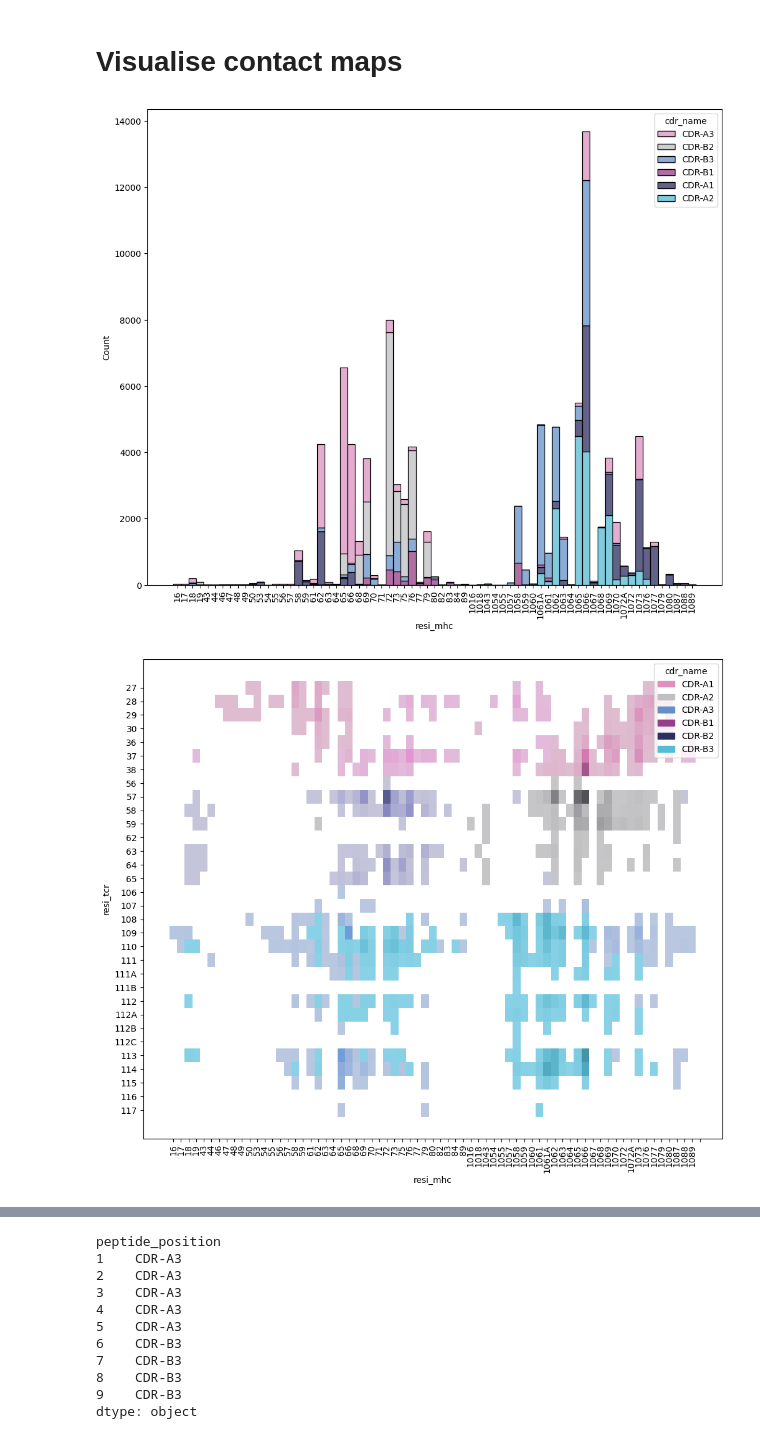
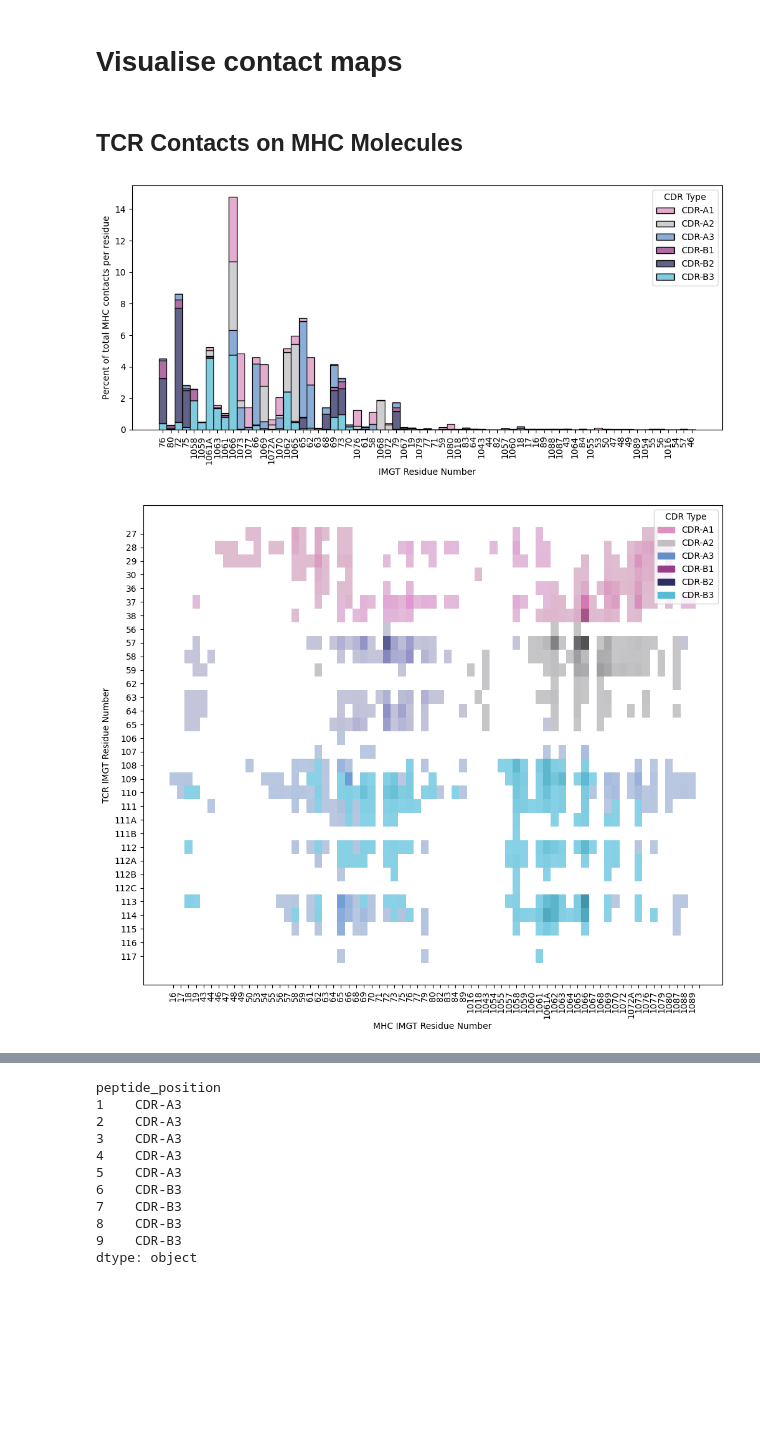
Before and after one commit to benjiemc/tcr-pmhc-interface-analysis, a Jupyter notebook: notebooks/Identify_contact_residues_on_MHC_Class_I_molecules.ipynb, the cells around one changed output, grey strips where cells are left out. Cells and saved outputs as stored; diff of their text form; code cells hidden in the pictures; blank space fills up the shorter version.

Commit message:
Improve plotting of contacts

```diff
--- a/notebooks/Identify_contact_residues_on_MHC_Class_I_molecules.ipynb
+++ b/notebooks/Identify_contact_residues_on_MHC_Class_I_molecules.ipynb
@@ -156,18 +161,28 @@ contacts['cdr_name'] = contacts.apply(
 # Visualise contact maps
 # %%
 palette = sns.color_palette(['#' + colour.lower()
-                             for colour in ['DC91BE','C0C0C2', '6490C7', '963E87','2D2E62','56BBD3']],
-                            6)
+                             for colour in ['DC91BE','C0C0C2', '6490C7', '963E87','2D2E62','56BBD3']], 6)
+# %% [markdown]
+## TCR Contacts on MHC Molecules
 # %%
-plt.figure(figsize=(12, 10))
+plt.figure(figsize=(12, 5))
 
-sns.histplot(contacts.query("interface_type == 'tcr_mhc'").sort_values('residue_seq_id_mhc'),
-             x='resi_mhc', hue='cdr_name', multiple='stack', palette=palette)
+ax = sns.histplot(contacts.query("interface_type == 'tcr_mhc'"),
+                  x='resi_mhc',
+                  hue='cdr_name',
+                  multiple='stack',
+                  stat='percent',
+                  palette=palette)
+
+ax.legend_.set_title(title='CDR Type')
+ax.set_xlabel('IMGT Residue Number')
+ax.set_ylabel('Percent of total MHC contacts per residue')
 plt.xticks(rotation=90)
 
+plt.savefig('../report/mhc_contacts_by_cdr.svg')
 plt.show()
 # %% [output]
-[figure, old version]
+[figure, new version]
 # %%
 mhc_labels = contacts[
     ['residue_seq_id_mhc', 'residue_insert_code_mhc', 'resi_mhc']
@@ -180,16 +195,18 @@ tcr_labels = contacts[
 contacts['resi_mhc'] = pd.Categorical(contacts['resi_mhc'], mhc_labels)
 contacts['resi_tcr'] = pd.Categorical(contacts['resi_tcr'], tcr_labels)
 # %%
-contacts['cdr_name'] = pd.Categorical(contacts['cdr_name'],
-                                      ['CDR-A1', 'CDR-A2', 'CDR-A3', 'CDR-B1', 'CDR-B2', 'CDR-B3'])
 plt.figure(figsize=(12, 10))
 
-sns.histplot(contacts.query("interface_type == 'tcr_mhc'"),
-             x='resi_mhc', y='resi_tcr',
-             hue='cdr_name',
-             palette=sns.color_palette(palette, 6))
+ax = sns.histplot(contacts.query("interface_type == 'tcr_mhc'"),
+                  x='resi_mhc', y='resi_tcr',
+                  hue='cdr_name',
+                  palette=sns.color_palette(palette, 6))
+
+ax.legend_.set_title(title='CDR Type')
+ax.set_xlabel('MHC IMGT Residue Number')
+ax.set_ylabel('TCR IMGT Residue Number')
 plt.xticks(rotation=90)
 
 plt.show()
 # %% [output]
-[figure, old version]
+[figure, new version]
```
Also changed, not shown: parts of 11 cells of this notebook.
